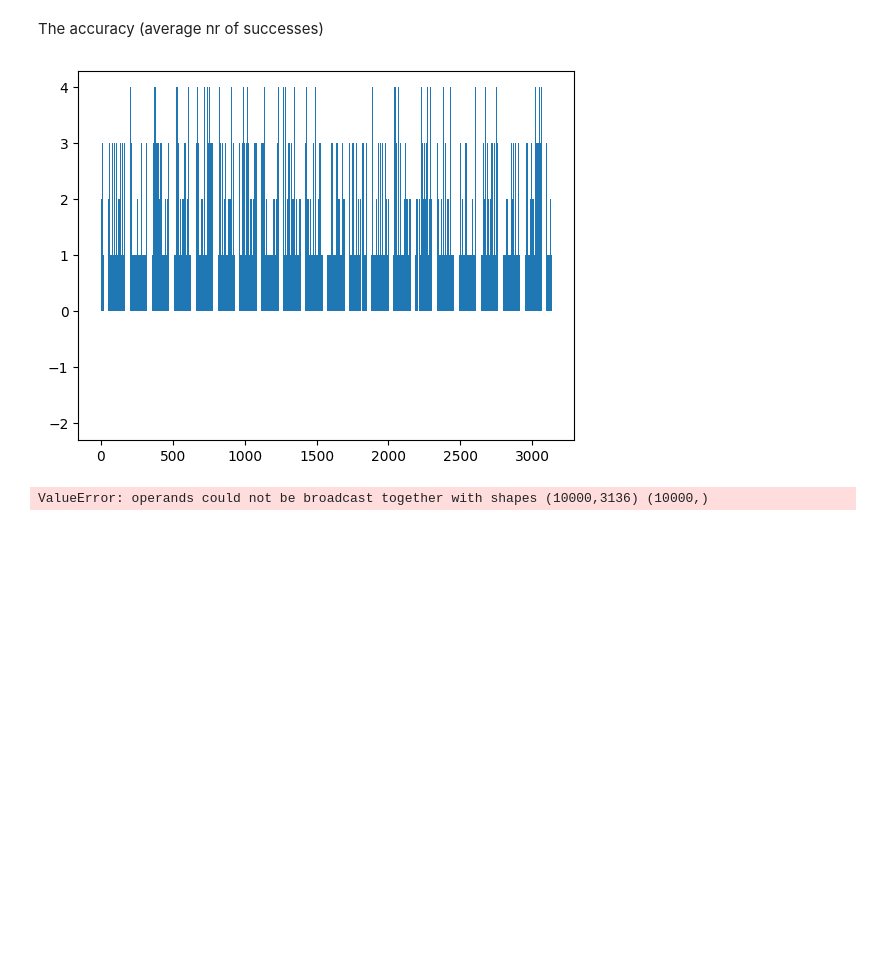
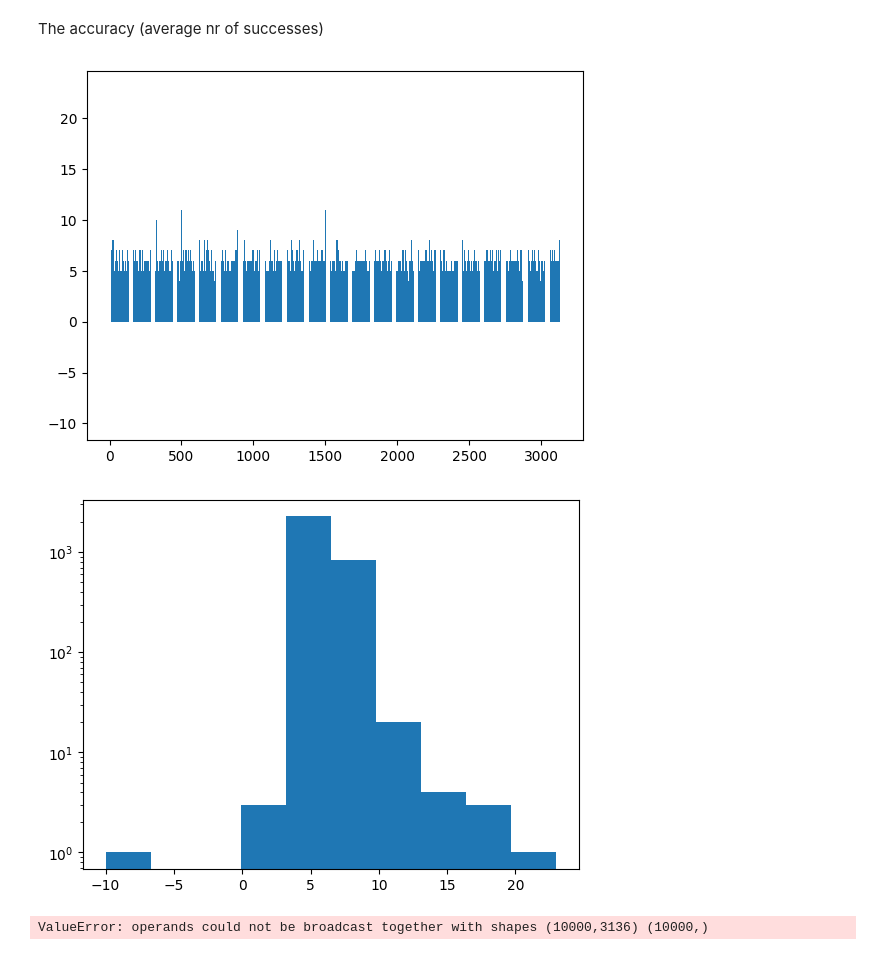
Before and after one commit to jiwang6/gconv-decoder, a Jupyter notebook: new-model/gconv_decoder.ipynb, the cells around one changed output. Saved outputs shown, nothing was run; the diff lists cells and outputs as text; code cells hidden in the pictures; blank space fills up the shorter version.

```diff
--- a/new-model/gconv_decoder.ipynb
+++ b/new-model/gconv_decoder.ipynb
@@ -363,7 +357,8 @@ with tf.variable_scope("Layer_{}".format(3)) as _scope:
     tensor_out = tensor_out + bias
 
     ## Apply ReLU
-    tensor_out = tf.nn.tanh(tensor_out)
+#    tensor_out = tf.nn.tanh(tensor_out)
+    tensor_out = tf.nn.relu(tensor_out)
 
     ## Prepare for the next layer
     tensor_in = tensor_out
@@ -403,7 +398,8 @@ with tf.variable_scope("Layer_{}".format(4)) as _scope:
     tensor_out = tensor_out + bias
 
     ## Apply ReLU
-    tensor_out = tf.nn.tanh(tensor_out)
+#    tensor_out = tf.nn.tanh(tensor_out)
+    tensor_out = tf.nn.relu(tensor_out)
 
     ## Prepare for the next layer
     tensor_in = tensor_out
@@ -420,7 +416,7 @@ TensorShape([Dimension(None), Dimension(1), Dimension(8), Dimension(128)])
 # %%
 with tf.variable_scope("Layer_{}".format(5)) as _scope:
     ## Settings
-    Nc_out = 4 * 28**2
+    Nc_out = 4 * t_dist**2
 
     ## Perform group convolution
     # The kernels used in the group convolution layer
@@ -507,4 +503,6 @@ def macro_f1_loss(y, y_hat):
     return macro_cost
 # %%
 # Cross-entropy loss
-loss = macro_f1_loss(y_hat=labels_ph, y = logits) #tf.losses.sparse_softmax_cross_entropy(labels=labels_ph, logits=logits)
+loss = tf.nn.weighted_cross_entropy_with_logits(labels=labels_ph, logits=logits, pos_weight=1)
+#loss = macro_f1_loss(y_hat=labels_ph, y = logits)
+#loss = tf.losses.sparse_softmax_cross_entropy(labels=labels_ph, logits=logits)
@@ -627,10 +627,15 @@ The accuracy (average nr of successes)
 # %%
 # bar plot of the prediction
 obs = labels_pred[0]
 plt.bar(np.arange(len(obs)), obs)
 plt.show()
+
+# plot log histogram of the prediction
+plt.hist(obs, log=True)
+plt.show()
 # %% [output]
-[figure, old version]
+[figure, new version]
+[figure, added]
 # %%
 ((labels_pred - eval_labels)**2==0).astype(float).mean()
 # %% [output]
```
Also changed, not shown: parts of 11 cells of this notebook, 2 other files.
